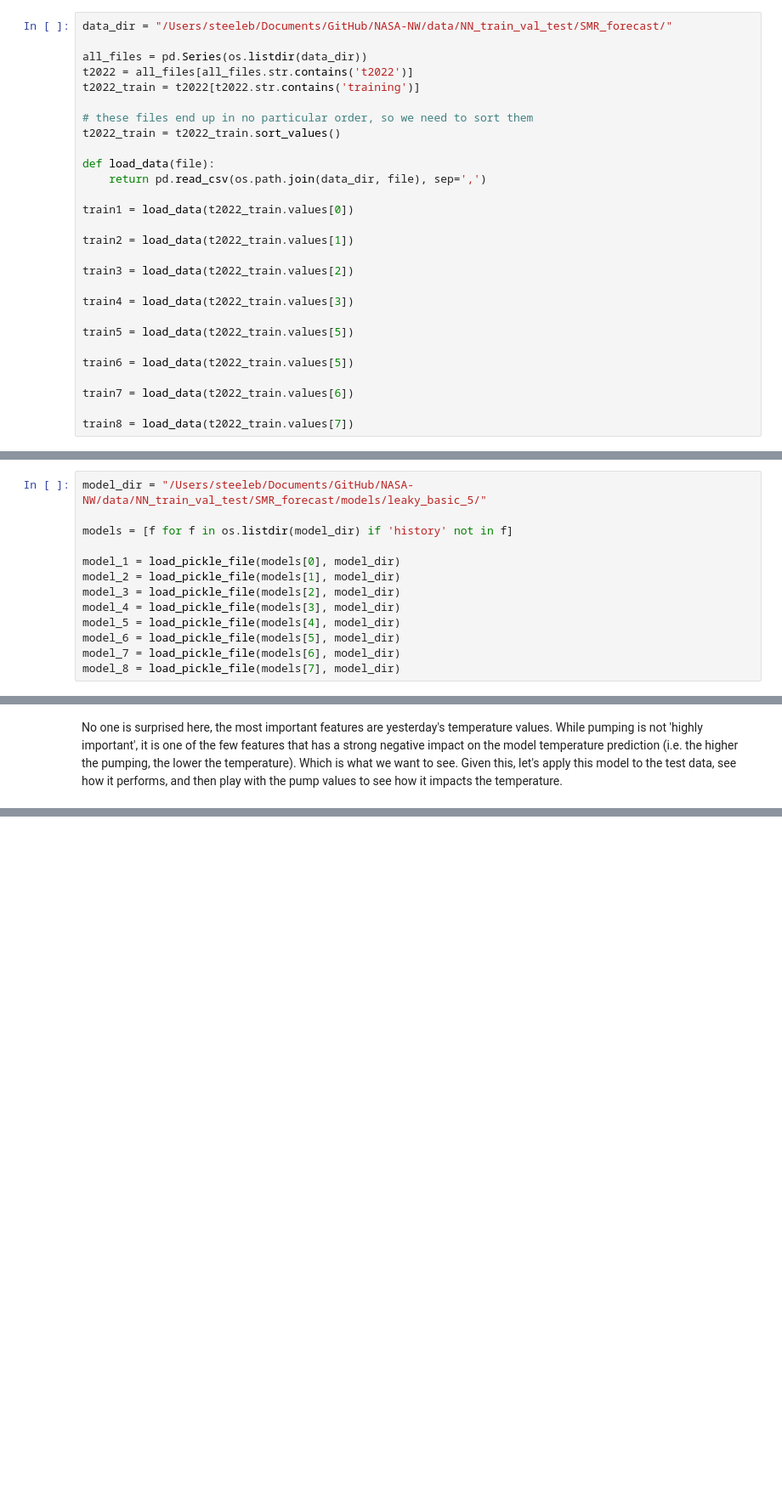
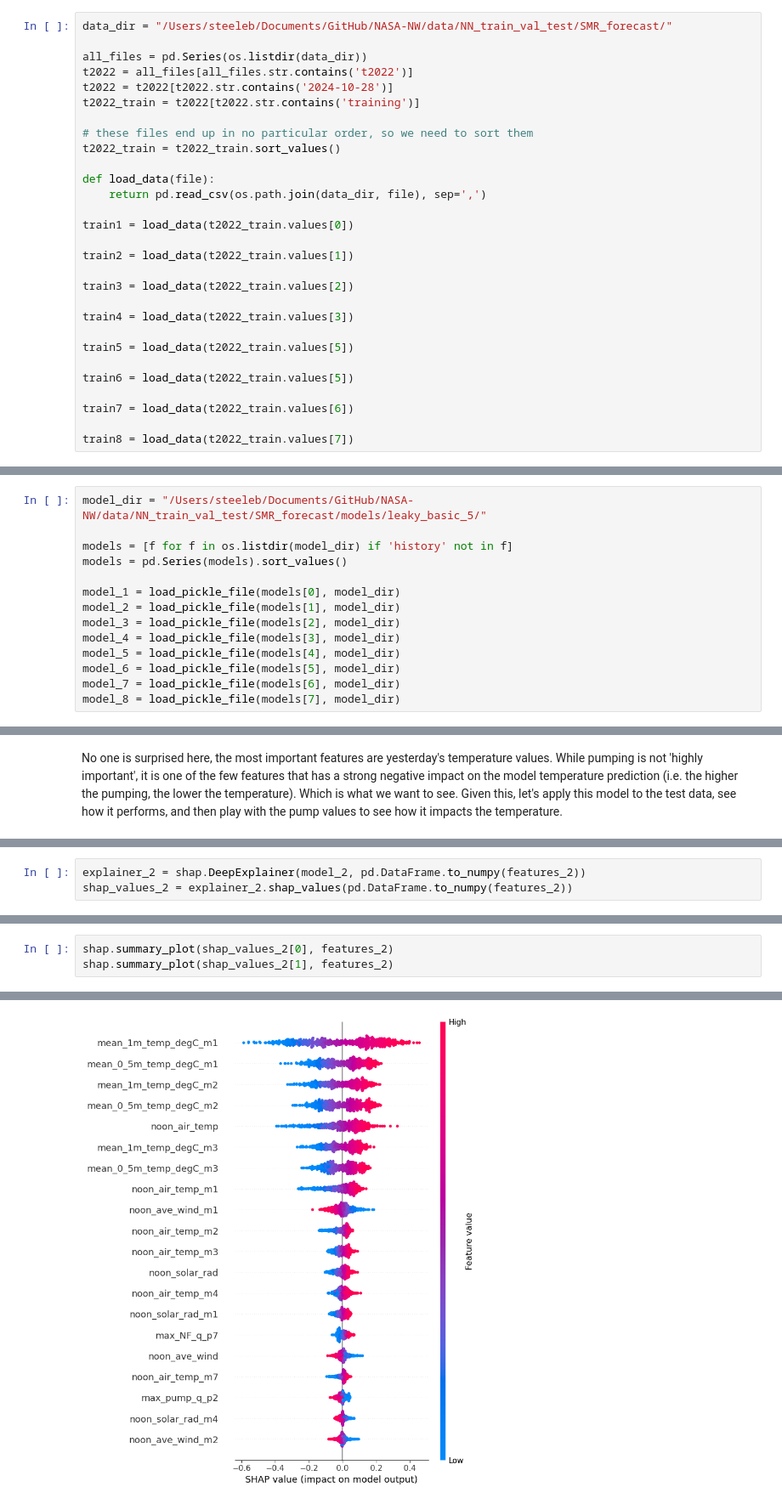
Before and after one commit to steeleb/ATS-Data-Driven-Forecasting, a Jupyter notebook: NN-operational/arNN/_leaky_basic_5_shap_t2022.ipynb, the cells around one changed output, grey strips where cells are left out. Shown at 85% size. Saved outputs shown, nothing was run; the diff lists cells and outputs as text; blank space fills up the shorter version.

```diff
--- a/NN-operational/arNN/_leaky_basic_5_shap_t2022.ipynb
+++ b/NN-operational/arNN/_leaky_basic_5_shap_t2022.ipynb
@@ -33,6 +35,7 @@ data_dir = "/Users/steeleb/Documents/GitHub/NASA-NW/data/NN_train_val_test/SMR_f
 
 all_files = pd.Series(os.listdir(data_dir))
 t2022 = all_files[all_files.str.contains('t2022')]
+t2022 = t2022[t2022.str.contains('2024-10-28')]
 t2022_train = t2022[t2022.str.contains('training')]
 
 # these files end up in no particular order, so we need to sort them
@@ -73,6 +76,7 @@ And the pickle files for each of the models
 model_dir = "/Users/steeleb/Documents/GitHub/NASA-NW/data/NN_train_val_test/SMR_forecast/models/leaky_basic_5/"
 
 models = [f for f in os.listdir(model_dir) if 'history' not in f]
+models = pd.Series(models).sort_values()
 
 model_1 = load_pickle_file(models[0], model_dir)
 model_2 = load_pickle_file(models[1], model_dir)
@@ -169,0 +113,3 @@ No one is surprised here, the most important features are yesterday's temperatur
+# %%
+explainer_2 = shap.DeepExplainer(model_2, pd.DataFrame.to_numpy(features_2))
+shap_values_2 = explainer_2.shap_values(pd.DataFrame.to_numpy(features_2))
@@ -169,0 +119,4 @@ No one is surprised here, the most important features are yesterday's temperatur
+# %%
+shap.summary_plot(shap_values_2[0], features_2)
+shap.summary_plot(shap_values_2[1], features_2)
+# %% [output]
@@ -169,0 +124 @@ No one is surprised here, the most important features are yesterday's temperatur
+[figure, added]
```
Also changed, not shown: parts of 28 cells of this notebook, 13 other files.
